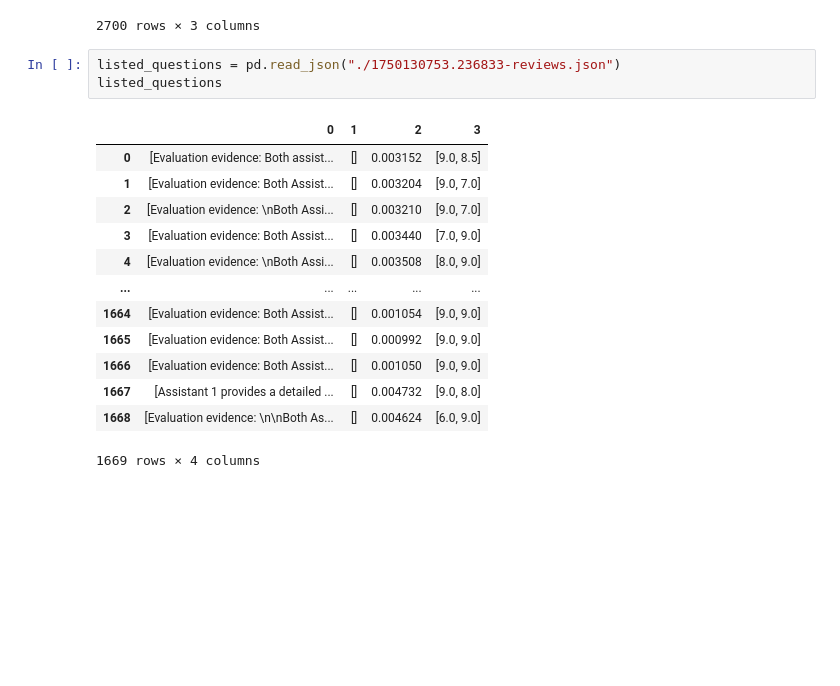
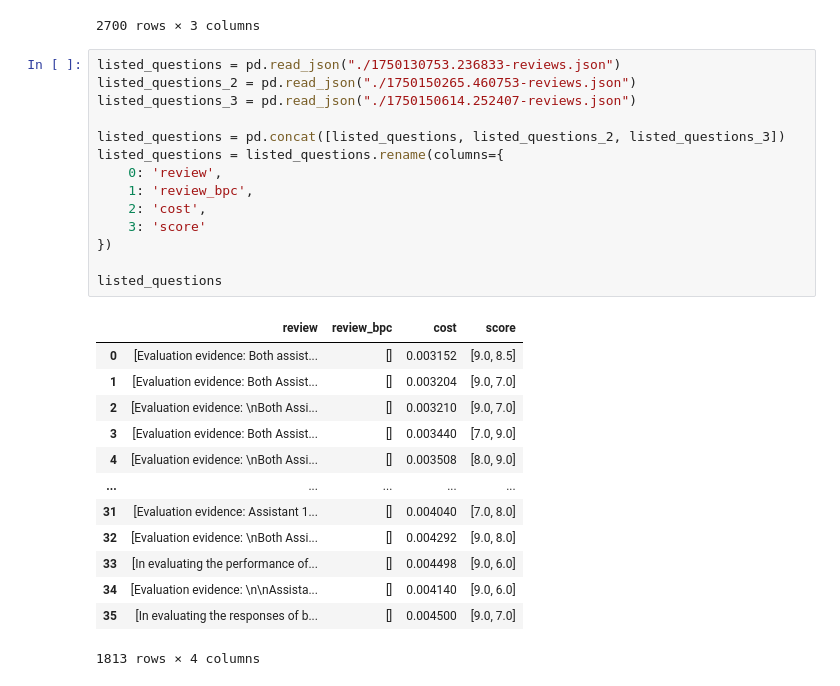
Before and after one commit to Thesis-LLM-as-a-judge-AUAS/fair-eval, a Jupyter notebook: sanity_check.ipynb, the cells around one changed output. Cells and saved outputs as stored; diff of their text form; blank space fills up the shorter version.

```diff
--- a/sanity_check.ipynb
+++ b/sanity_check.ipynb
@@ -2224,18 +2224,29 @@ gpt_second
 2700 rows × 3 columns
 # %%
 listed_questions = pd.read_json("./1750130753.236833-reviews.json")
+listed_questions_2 = pd.read_json("./1750150265.460753-reviews.json")
+listed_questions_3 = pd.read_json("./1750150614.252407-reviews.json")
+
+listed_questions = pd.concat([listed_questions, listed_questions_2, listed_questions_3])
+listed_questions = listed_questions.rename(columns={
+    0: 'review',
+    1: 'review_bpc',
+    2: 'cost',
+    3: 'score'
+})
+
 listed_questions
 # %% [output]
-|  | 0 | 1 | 2 | 3 |
+|  | review | review_bpc | cost | score |
 | 0 | [Evaluation evidence: Both assist... | [] | 0.003152 | [9.0, 8.5] |
 | 1 | [Evaluation evidence: Both Assist... | [] | 0.003204 | [9.0, 7.0] |
 | 2 | [Evaluation evidence: \nBoth Assi... | [] | 0.003210 | [9.0, 7.0] |
 | 3 | [Evaluation evidence: Both Assist... | [] | 0.003440 | [7.0, 9.0] |
 | 4 | [Evaluation evidence: \nBoth Assi... | [] | 0.003508 | [8.0, 9.0] |
 | ... | ... | ... | ... | ... |
-| 1664 | [Evaluation evidence: Both Assist... | [] | 0.001054 | [9.0, 9.0] |
-| 1665 | [Evaluation evidence: Both Assist... | [] | 0.000992 | [9.0, 9.0] |
-| 1666 | [Evaluation evidence: Both Assist... | [] | 0.001050 | [9.0, 9.0] |
-| 1667 | [Assistant 1 provides a detailed ... | [] | 0.004732 | [9.0, 8.0] |
-| 1668 | [Evaluation evidence: \n\nBoth As... | [] | 0.004624 | [6.0, 9.0] |
+| 31 | [Evaluation evidence: Assistant 1... | [] | 0.004040 | [7.0, 8.0] |
+| 32 | [Evaluation evidence: \nBoth Assi... | [] | 0.004292 | [9.0, 8.0] |
+| 33 | [In evaluating the performance of... | [] | 0.004498 | [9.0, 6.0] |
+| 34 | [Evaluation evidence: \n\nAssista... | [] | 0.004140 | [9.0, 6.0] |
+| 35 | [In evaluating the responses of b... | [] | 0.004500 | [9.0, 7.0] |
-1669 rows × 4 columns
+1813 rows × 4 columns
```
Also changed, not shown: parts of 6 cells of this notebook, 9 other files.
